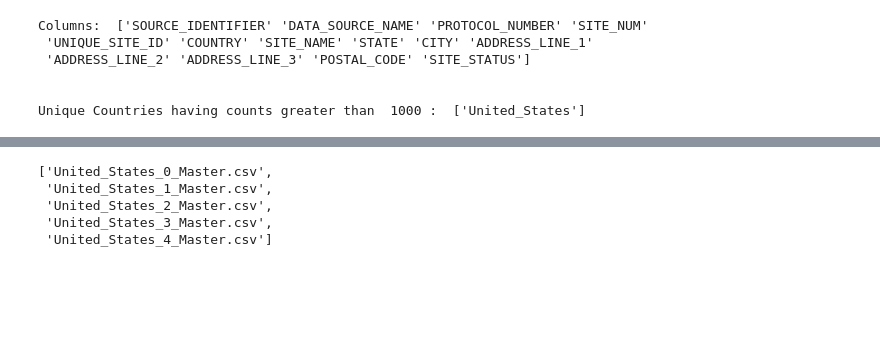
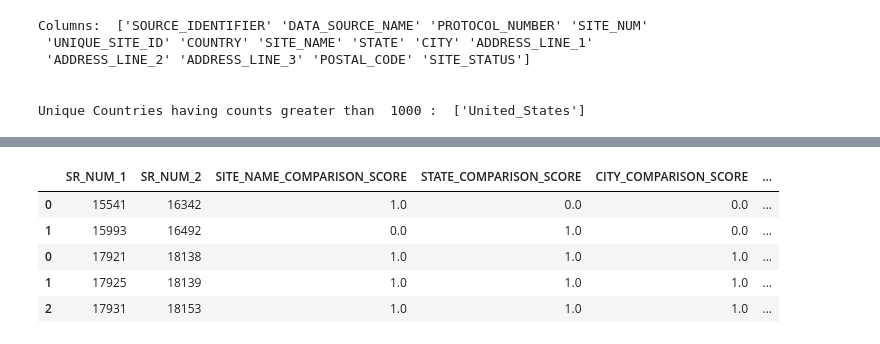
Before and after one commit to vikrantdeshpande09876/Masterize_Hospital_Entities, a Jupyter notebook: POC_Site_Master_Recursive_Approach.ipynb, the cells around one changed output, grey strips where cells are left out. Drawn from its saved outputs; the diff is of its cells as text; code cells hidden in the pictures; blank space fills up the shorter version.

Commit message:
Recursive logic 75% implemented. Need to update country-wide cross-ref with cross-ref generated at depth=d.

```diff
--- a/POC_Site_Master_Recursive_Approach.ipynb
+++ b/POC_Site_Master_Recursive_Approach.ipynb
@@ -37,6 +37,8 @@ _SCALING_FACTOR=3
 
 _TOTAL_MATCHES_THRESHOLD=4
 
+_DEDUP_METHOD='Dedup'
+_LINKAGE_METHOD='Linkage'
 
 def write_df_to_csv(df, root_dir='', curr_country='', file_suffix='_temp.csv', index_flag=False):
     """
@@ -73,5 +75,5 @@ def clean_dataframe(df, columns_to_clean=_COLUMNS_TO_CLEAN, fields_to_concat=_FI
         INPUT:      Dataframe, columns-to-clean, address-fields-to-concat, flag-to-replace-punctuations
         OUTPUT:     Imputed and cleaned dataframe.
     """
-    # todo: Replace another special character which was causing Italy CSV file read to fail in R
+    # Added another special character which was causing Italy CSV file read to fail in R
     if replace_punctuations:
@@ -111,7 +113,6 @@ def scale_up_comparison_score(df, colname='SITE_NAME_COMPARISON_SCORE', scaling_
         INPUT:      Dataframe, score-colname, scaling-factor
         OUTPUT:     Scaled up dataframe.
     """
-    print(f'\nScaling up {colname} by {scaling_factor}')
     df[colname]=df[colname].apply(lambda x: x*scaling_factor)
 
 
@@ -158,6 +159,9 @@ def clean_score_features(curr_country, source_dir=_RAW_SCORES_DIRECTORY, target_
         OUTPUT:     Dataframe of cleaned-normalized-score-features.
     """
     duplicates=pd.read_csv(os.path.join(source_dir, curr_country+'_Score_Features.csv'))
+    # if no potential duplicates found, return an empty df
+    if duplicates.shape[0]==1 and duplicates['SR_NUM_1'][0]==0 and duplicates['SR_NUM_2'][0]==0:
+        return duplicates.head(0)
     duplicates['COUNTRY']=curr_country
     duplicates=return_top_match(df=duplicates, child_column='SR_NUM_1', score_key_column='NUM_OF_MATCHES_FOUND')
     duplicates=replace_cyclic_dependencies(df=duplicates, child_indicator='SR_NUM_1', master_indicator='SR_NUM_2', verbose=verbose)
@@ -284 +374,10 @@ Unique Countries having counts greater than  1000 :  ['United_States']
+# %%
+# Number of levels for the recursive computations
+d=(m+1)//2
+
+#for j in range(1,d+1):
+j=1
+M_CR_df=pd.DataFrame()
+n_csvs_to_read=len(csv_file_names)
+length=n_csvs_to_read if n_csvs_to_read%2==0 else n_csvs_to_read+1
 # %%
@@ -375,8 +461,10 @@ Successfully created \Master_Data\United_States_4_Master.csv!
-# %%
-csv_file_names
-# %% [output]
-['United_States_0_Master.csv',
- 'United_States_1_Master.csv',
- 'United_States_2_Master.csv',
- 'United_States_3_Master.csv',
- 'United_States_4_Master.csv']
+# %%
+cross_refs_to_update=M_CR_df[M_CR_df['SR_NUM_1']!=M_CR_df['SR_NUM_2']]
+cross_refs_to_update
+# %% [output]
+|  | SR_NUM_1 | SR_NUM_2 | SITE_NAME_COMPARISON_SCORE | STATE_COMPARISON_SCORE | CITY_COMPARISON_SCORE | ... |
+| 0 | 15541 | 16342 | 1.0 | 0.0 | 0.0 | ... |
+| 1 | 15993 | 16492 | 0.0 | 1.0 | 0.0 | ... |
+| 0 | 17921 | 18138 | 1.0 | 1.0 | 1.0 | ... |
+| 1 | 17925 | 18139 | 1.0 | 1.0 | 1.0 | ... |
+| 2 | 17931 | 18153 | 1.0 | 1.0 | 1.0 | ... |
```
Also changed, not shown: parts of 9 cells of this notebook, 10 other files.
